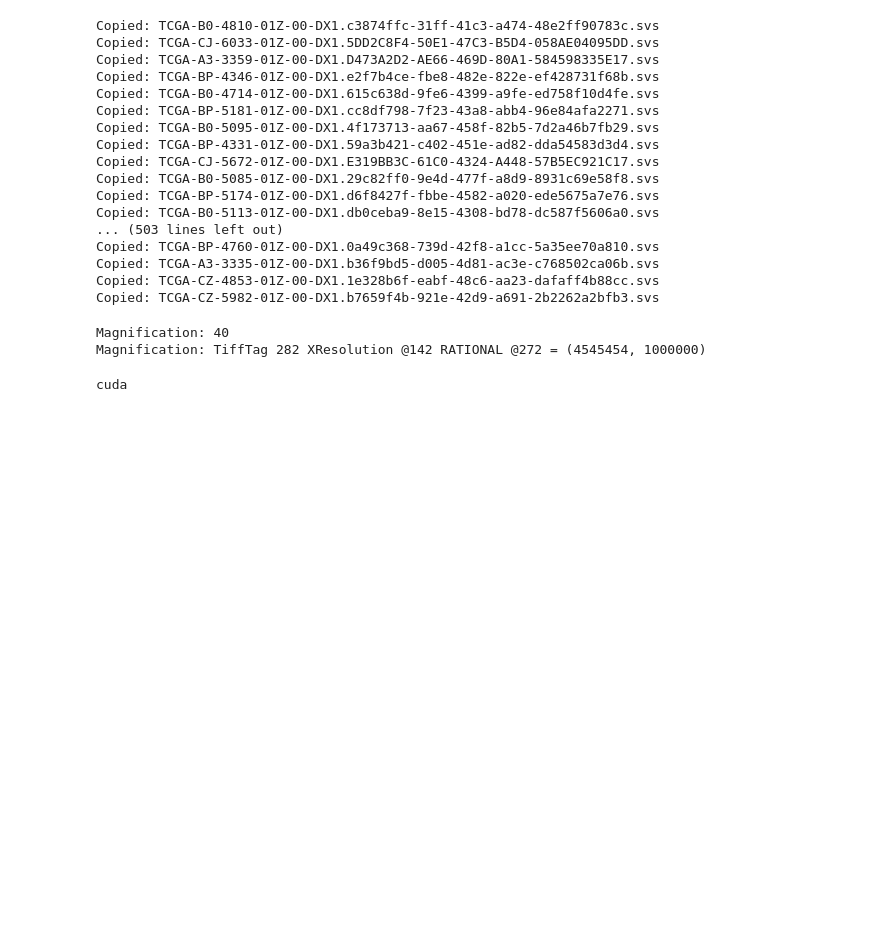
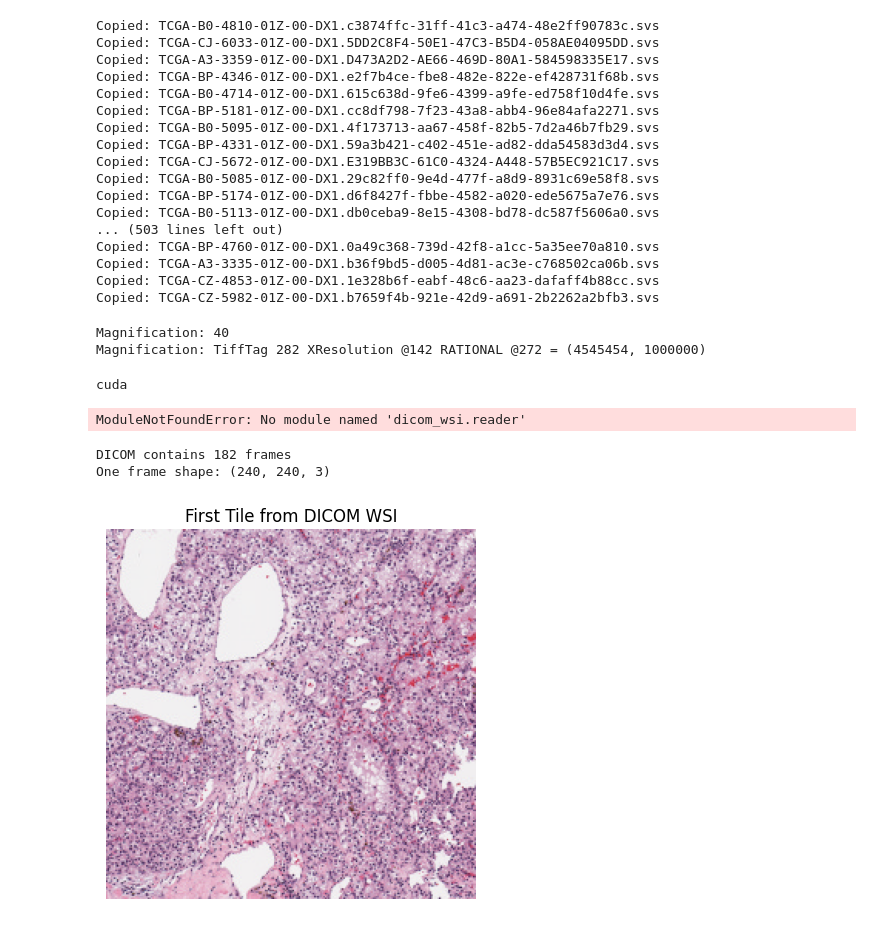
Before and after one commit to BodenmillerGroup/RCC_publication, a Jupyter notebook: HE/01_DownloadModel.ipynb, the cells around one changed output. Saved outputs shown, nothing was run; the diff lists cells and outputs as text; code cells hidden in the pictures; blank space fills up the shorter version.

```diff
--- a/HE/01_DownloadModel.ipynb
+++ b/HE/01_DownloadModel.ipynb
@@ -252,3 +252,49 @@ device=torch.device("cuda" if torch.cuda.is_available() else "cpu")
 print(device)
 # %% [output]
 cuda
+# %%
+from dicom_wsi.reader import WSIReader
+
+import matplotlib.pyplot as plt
+
+# Load the slide (pass the folder or list of DICOM files)
+reader = WSIReader('/mnt/central_nas/rcc_volume/RCC/HE/CPTAC_images/cptac_ccrcc/C3L-00004/')
+
+# Pick the resolution level (0 = highest)
+image = reader.read_region(level=0)
+
+# Display it
+plt.imshow(image)
+plt.axis('off')
+plt.title("DICOM WSI - Level 0")
+plt.show()
+# %% [output]
+ModuleNotFoundError: No module named 'dicom_wsi.reader'
+# %%
+import os
+import pydicom
+import matplotlib.pyplot as plt
+
+# Point to your downloaded folder
+dicom_folder = '/mnt/central_nas/rcc_volume/RCC/HE/CPTAC_images/cptac_ccrcc/C3L-00004/2.25.250991216276522460435740022565647508760/SM_1.3.6.1.4.1.5962.99.1.153003905.1356649658.1640830543745.2.0/'
+dcm_files = [f for f in os.listdir(dicom_folder) if f.endswith(".dcm")]
+dcm_path = os.path.join(dicom_folder, dcm_files[0])
+
+# Read one DICOM file
+ds = pydicom.dcmread(dcm_path)
+
+# Check shape
+frames = ds.pixel_array  # shape: (num_frames, height, width, channels)
+
+print("DICOM contains", frames.shape[0], "frames")
+print("One frame shape:", frames[0].shape)
+
+# Display the first tile/frame
+plt.imshow(frames[101])  # shape: (240, 240, 3)
+plt.title("First Tile from DICOM WSI")
+plt.axis("off")
+plt.show()
+# %% [output]
+DICOM contains 182 frames
+One frame shape: (240, 240, 3)
+[figure, added]
```
Also changed, not shown: parts of 2 cells of this notebook, 3 other files.
